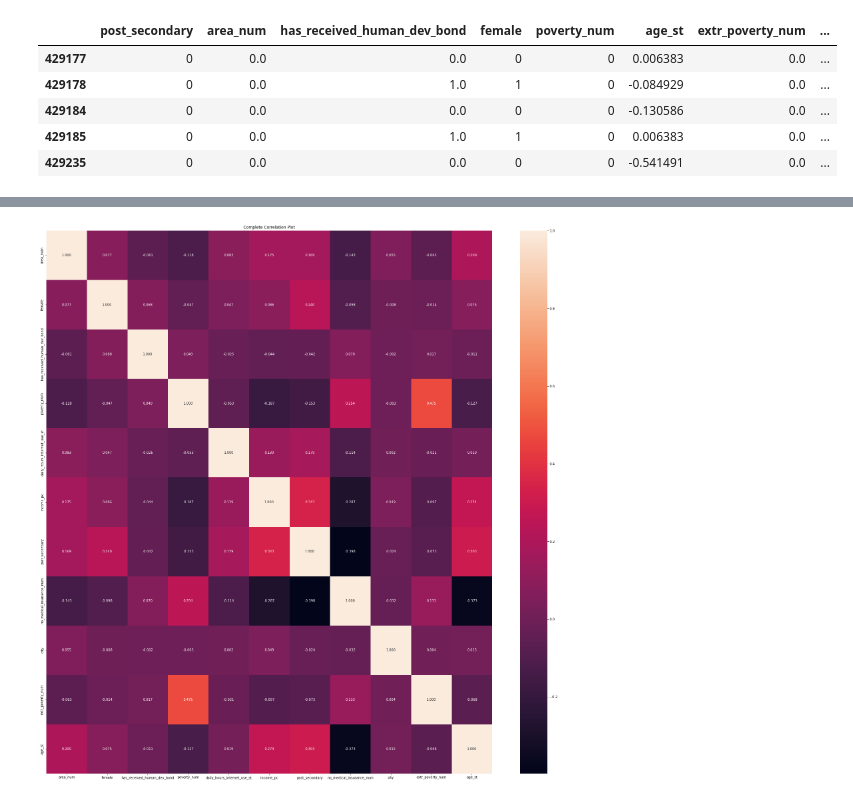
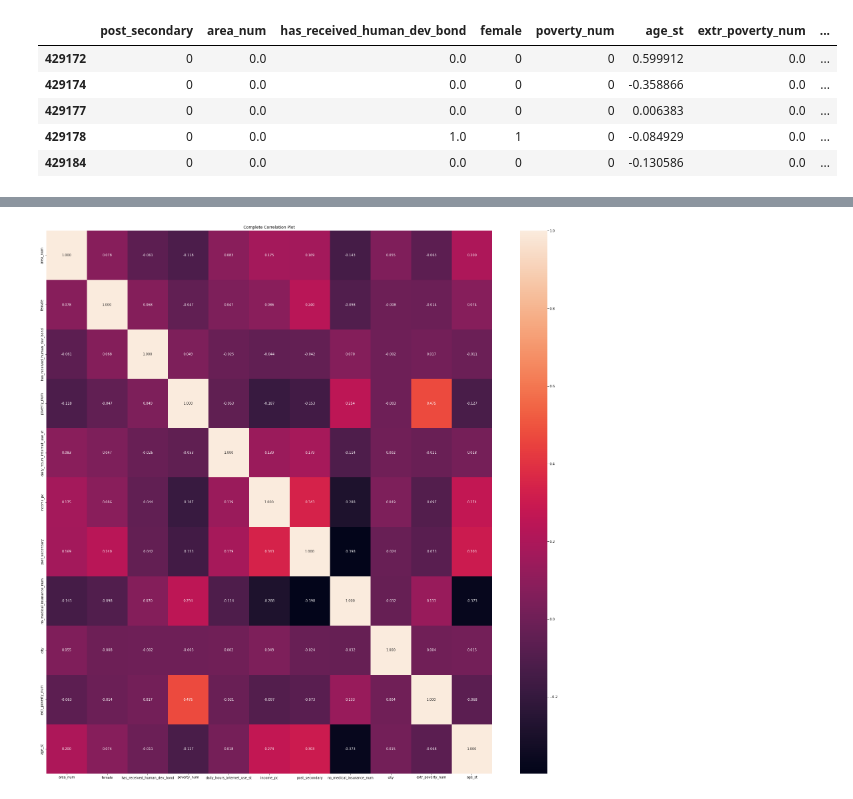
Before and after one commit to sipheleledanisa/comp-social-science, a Jupyter notebook: functioning script.ipynb, the cells around one changed output, grey strips where cells are left out. Cells and saved outputs as stored; diff of their text form; code cells hidden in the pictures.

```diff
--- a/functioning script.ipynb
+++ b/functioning script.ipynb
@@ -44,21 +29,21 @@ Categories (6, object): [1.0 < 2.0 < 3.0 < 4.0 < 5.0 < 'no informa']
 # %%
 ## Filtering columns of interest
 ## endog - variable of interest
 ## exog - attributes, and cluster --city label
 endog = ["post_secondary"]
 exog = ["area_num", "has_received_human_dev_bond","female",
-          "poverty_num", "age_st","extr_poverty_num","daily_hours_internet_use_st", "no_medical_insurance_num", "income_pc",  "security_neighb", "security_city",
-          "sad_due_to_LowIncome","social_security"]
+          "poverty_num", "age_st","extr_poverty_num","daily_hours_internet_use_st", "no_medical_insurance_num", "income_pc"]#,  "security_neighb", "security_city",
+          #"sad_due_to_LowIncome","social_security"]
 clusters = ["city"]
 data_filtered = data.loc[:, endog + exog + clusters].dropna(subset=  endog + exog + clusters)
 data_filtered.head()
 # %% [output]
 |  | post_secondary | area_num | has_received_human_dev_bond | female | poverty_num | age_st | extr_poverty_num | ... |
+| 429172 | 0 | 0.0 | 0.0 | 0 | 0 | 0.599912 | 0.0 | ... |
+| 429174 | 0 | 0.0 | 0.0 | 0 | 0 | -0.358866 | 0.0 | ... |
 | 429177 | 0 | 0.0 | 0.0 | 0 | 0 | 0.006383 | 0.0 | ... |
 | 429178 | 0 | 0.0 | 1.0 | 1 | 0 | -0.084929 | 0.0 | ... |
 | 429184 | 0 | 0.0 | 0.0 | 0 | 0 | -0.130586 | 0.0 | ... |
-| 429185 | 0 | 0.0 | 1.0 | 1 | 0 | 0.006383 | 0.0 | ... |
-| 429235 | 0 | 0.0 | 0.0 | 0 | 0 | -0.541491 | 0.0 | ... |
 # %%
 ## Basic description of DataFrame
 _=data_filtered.describe().T
```
Also changed, not shown: parts of 21 cells of this notebook.
